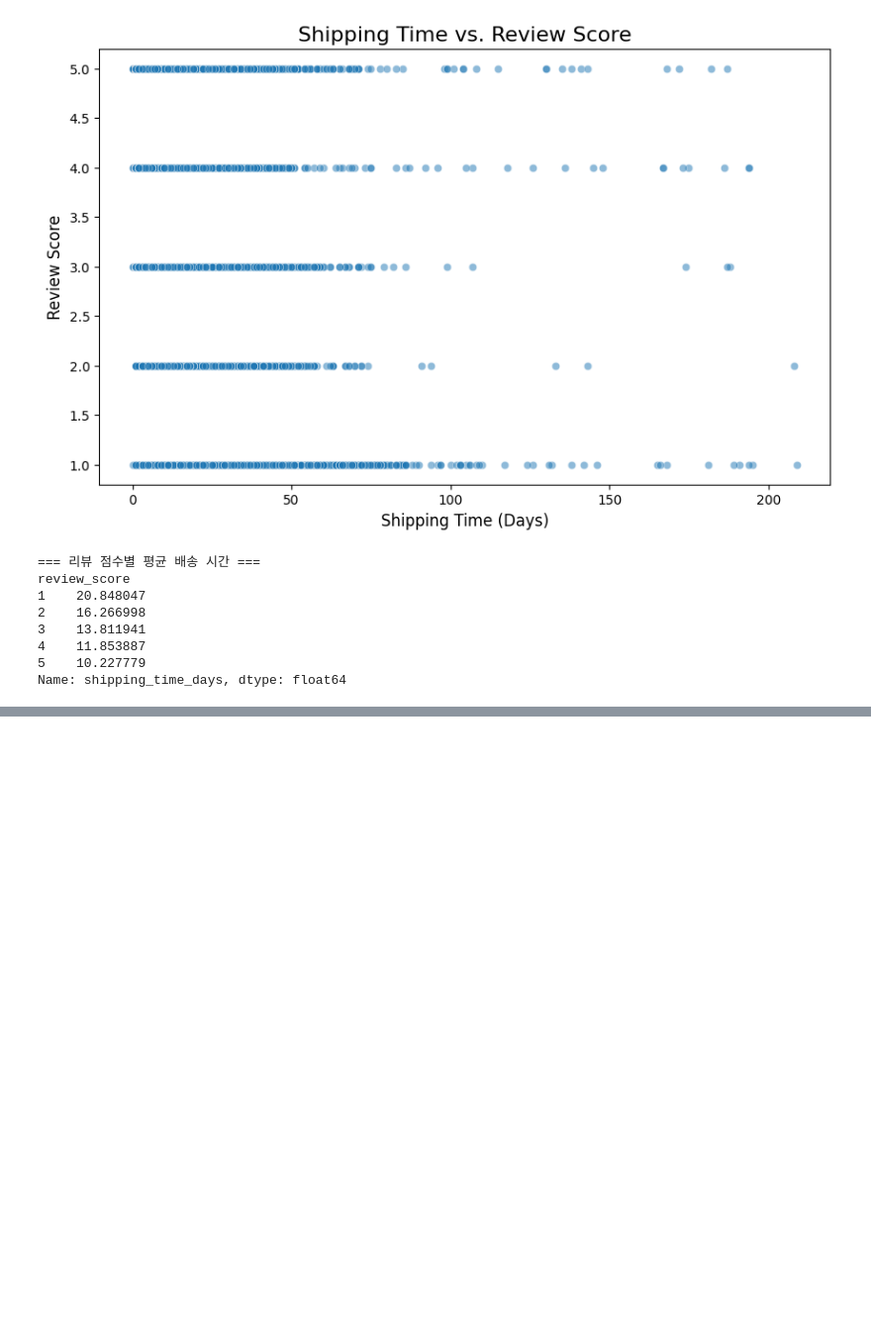
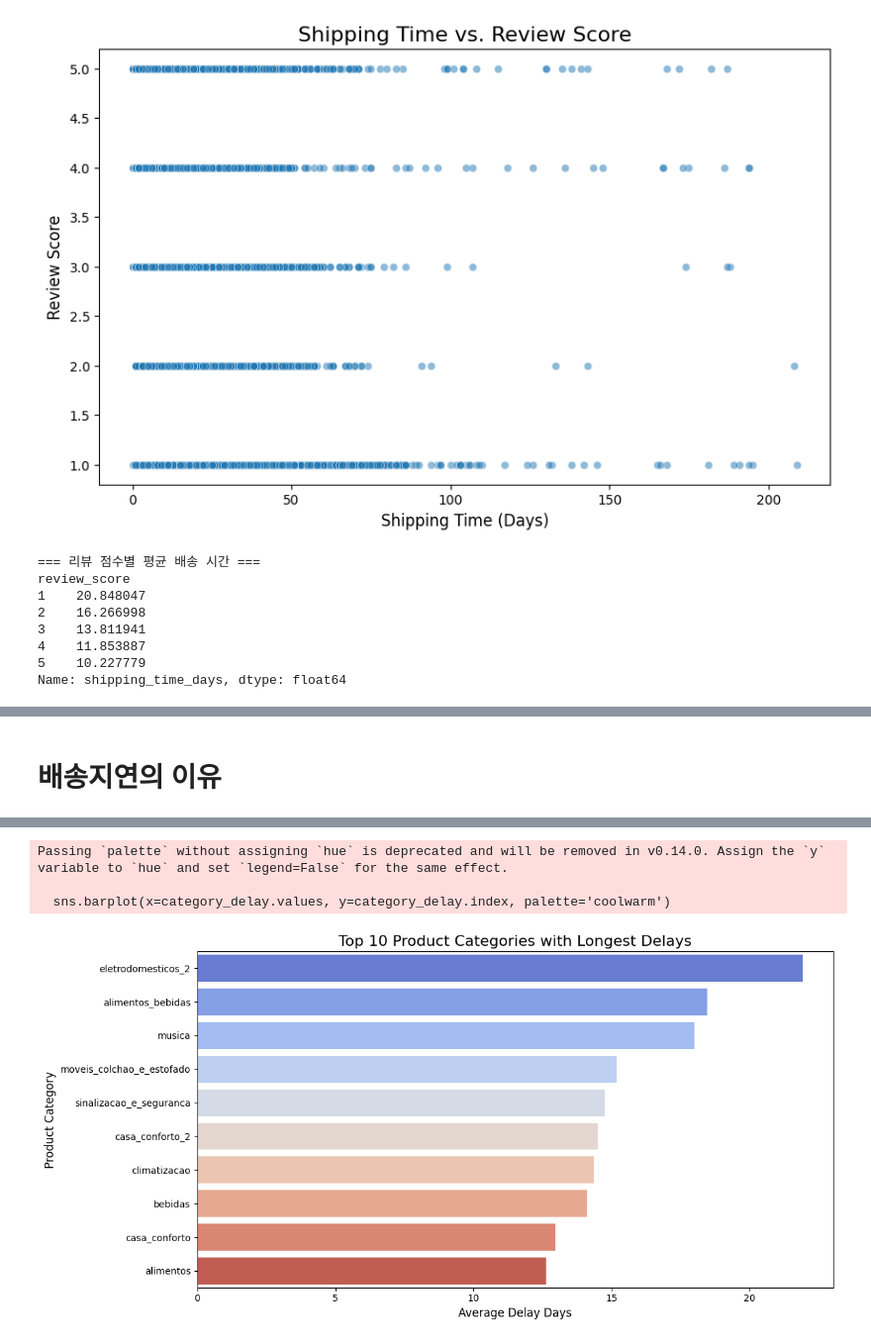
Before and after one commit to parkjihoon186/pjt-data-analysis, a Jupyter notebook: p1_RFM.ipynb, the cells around one changed output, grey strips where cells are left out. Shown at 99% size. Saved outputs shown, nothing was run; the diff lists cells and outputs as text; code cells hidden in the pictures; blank space fills up the shorter version.

```diff
--- a/p1_RFM.ipynb
+++ b/p1_RFM.ipynb
@@ -1168,0 +1247,75 @@ Name: shipping_time_days, dtype: float64
+# %% [markdown]
+# 배송지연의 이유
+# %%
+import pandas as pd
+import numpy as np
+import matplotlib.pyplot as plt
+import seaborn as sns
+
+# 데이터 로드 (파일 경로가 올바른지 확인해주세요)
+orders_df = pd.read_csv('olist_orders_dataset.csv')
+customers_df = pd.read_csv('olist_customers_dataset.csv')
+order_items_df = pd.read_csv('olist_order_items_dataset.csv')
+products_df = pd.read_csv('olist_products_dataset.csv')
+sellers_df = pd.read_csv('olist_sellers_dataset.csv')
+
+# --- 1. 논리적인 순서로 데이터 병합 ---
+# 주문(orders)과 고객(customers) 데이터를 'customer_id' 기준으로 병합
+delivery_delay_data = orders_df.merge(customers_df, on='customer_id')
+
+# 위 결과에 주문상품(order_items) 데이터를 'order_id' 기준으로 병합
+delivery_delay_data = delivery_delay_data.merge(order_items_df, on='order_id')
+
+# 위 결과에 상품(products) 데이터를 'product_id' 기준으로 병합
+delivery_delay_data = delivery_delay_data.merge(products_df, on='product_id')
+
+# 마지막으로 판매자(sellers) 데이터를 'seller_id' 기준으로 병합
+delivery_delay_data = delivery_delay_data.merge(sellers_df, on='seller_id')
+
+# 'delivered' 상태의 주문만 필터링
+delivery_delay_data = delivery_delay_data[delivery_delay_data['order_status'] == 'delivered'].copy()
+
+print("--- 모든 데이터 병합 완료 ---")
+print(delivery_delay_data.info())
+
+# --- 2. 배송 지연 변수 계산 ---
+delivery_delay_data['order_delivered_customer_date'] = pd.to_datetime(delivery_delay_data['order_delivered_customer_date'])
+delivery_delay_data['order_estimated_delivery_date'] = pd.to_datetime(delivery_delay_data['order_estimated_delivery_date'])
+
+# 지연 일수(일 단위) 계산
+# estimated_delivery_date보다 실제 도착일이 늦으면 양수, 빠르면 음수
+delivery_delay_data['delay_days'] = (delivery_delay_data['order_delivered_customer_date'] - delivery_delay_data['order_estimated_delivery_date']).dt.days
+
+# 지연된 주문만 필터링 (지연 일수가 0보다 큰 경우)
+delayed_orders = delivery_delay_data[delivery_delay_data['delay_days'] > 0].copy()
+
+print(f"\n--- 배송 지연 데이터 준비 완료: {len(delayed_orders)}건의 지연된 주문 발견 ---")
+
+# --- 3. 배송 지연 원인별 분석 ---
+# 3.1 판매자별 지연 분석
+seller_delay = delayed_orders.groupby('seller_id')['delay_days'].mean().sort_values(ascending=False).head(10)
+
+print("\n--- 평균 지연 일수 상위 10개 판매자 ---")
+print(seller_delay)
+
+# 3.2 상품 카테고리별 지연 분석
+category_delay = delayed_orders.groupby('product_category_name')['delay_days'].mean().sort_values(ascending=False).head(10)
+
+print("\n--- 평균 지연 일수 상위 10개 상품 카테고리 ---")
+print(category_delay)
+
+# 시각화
+plt.figure(figsize=(12, 6))
+sns.barplot(x=category_delay.values, y=category_delay.index, palette='coolwarm')
+plt.title('Top 10 Product Categories with Longest Delays', fontsize=16)
+plt.xlabel('Average Delay Days', fontsize=12)
+plt.ylabel('Product Category', fontsize=12)
+plt.tight_layout()
+plt.show()
+
+# 3.3 배송 경로(판매자-고객 주)별 지연 분석
+route_delay = delayed_orders.groupby(['seller_state', 'customer_state'])['delay_days'].mean().sort_values(ascending=False).head(10)
+
+print("\n--- 평균 지연 일수 상위 10개 배송 경로 (판매자 주 -> 고객 주) ---")
+print(route_delay)
+# %% [output]
@@ -1168,0 +1339,4 @@ Name: shipping_time_days, dtype: float64
+Passing `palette` without assigning `hue` is deprecated and will be removed in v0.14.0. Assign the `y` variable to `hue` and set `legend=False` for the same effect.
+
+  sns.barplot(x=category_delay.values, y=category_delay.index, palette='coolwarm')
+[figure, added]
```
Also changed, not shown: parts of 19 cells of this notebook, 1 other file.
